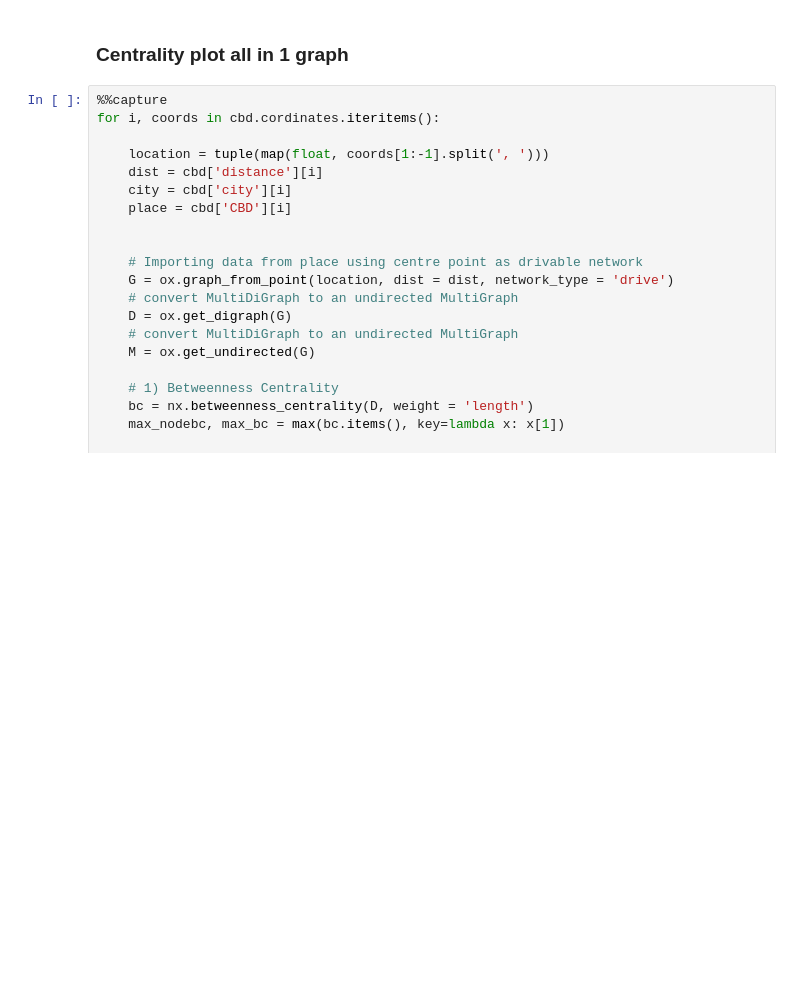
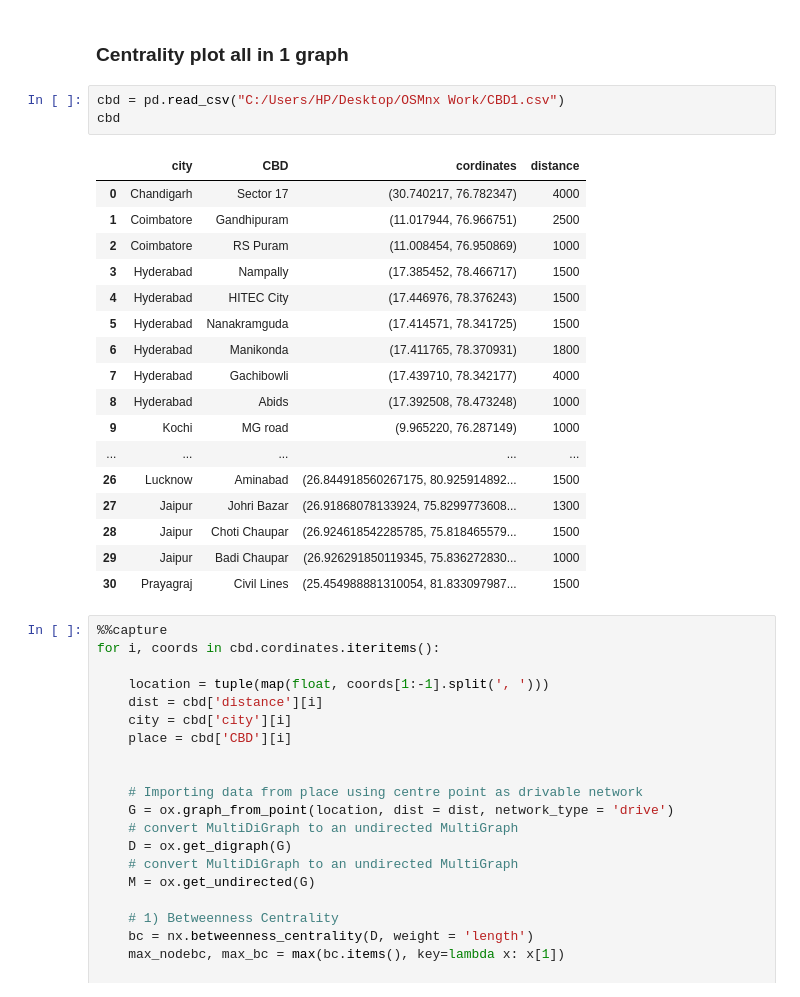
Before and after one commit to PunitSharnagat/Project_M.Tech, a Jupyter notebook: Automated file.ipynb, the cells around one changed output. Saved outputs shown, nothing was run; the diff lists cells and outputs as text; blank space fills up the shorter version.

```diff
--- a/Automated file.ipynb
+++ b/Automated file.ipynb
@@ -629,6 +629,27 @@ for i, coords in cbd.cordinates.iteritems():
     plt.savefig(f"C:/Users/HP/Desktop/OSMnX Work/Centralities/BC Map(NetDist)(Label)/{city}_{place}({round(max_bc*100,3)}%).jpg")
 # %% [markdown]
 ### Centrality plot all in 1 graph
+# %%
+cbd = pd.read_csv("C:/Users/HP/Desktop/OSMnx Work/CBD1.csv")
+cbd
+# %% [output]
+|  | city | CBD | cordinates | distance |
+| 0 | Chandigarh | Sector 17 | (30.740217, 76.782347) | 4000 |
+| 1 | Coimbatore | Gandhipuram | (11.017944, 76.966751) | 2500 |
+| 2 | Coimbatore | RS Puram | (11.008454, 76.950869) | 1000 |
+| 3 | Hyderabad | Nampally | (17.385452, 78.466717) | 1500 |
+| 4 | Hyderabad | HITEC City | (17.446976, 78.376243) | 1500 |
+| 5 | Hyderabad | Nanakramguda | (17.414571, 78.341725) | 1500 |
+| 6 | Hyderabad | Manikonda | (17.411765, 78.370931) | 1800 |
+| 7 | Hyderabad | Gachibowli | (17.439710, 78.342177) | 4000 |
+| 8 | Hyderabad | Abids | (17.392508, 78.473248) | 1000 |
+| 9 | Kochi | MG road | (9.965220, 76.287149) | 1000 |
+| ... | ... | ... | ... | ... |
+| 26 | Lucknow | Aminabad | (26.844918560267175, 80.925914892... | 1500 |
+| 27 | Jaipur | Johri Bazar | (26.91868078133924, 75.8299773608... | 1300 |
+| 28 | Jaipur | Choti Chaupar | (26.924618542285785, 75.818465579... | 1500 |
+| 29 | Jaipur | Badi Chaupar | (26.926291850119345, 75.836272830... | 1000 |
+| 30 | Prayagraj | Civil Lines | (25.454988881310054, 81.833097987... | 1500 |
 # %%
 %%capture
 for i, coords in cbd.cordinates.iteritems():
```
Also changed, not shown: parts of 15 cells of this notebook, 11 other files.
